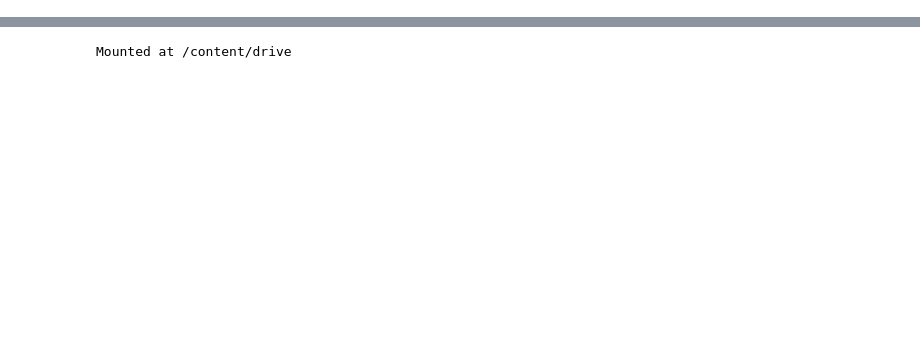
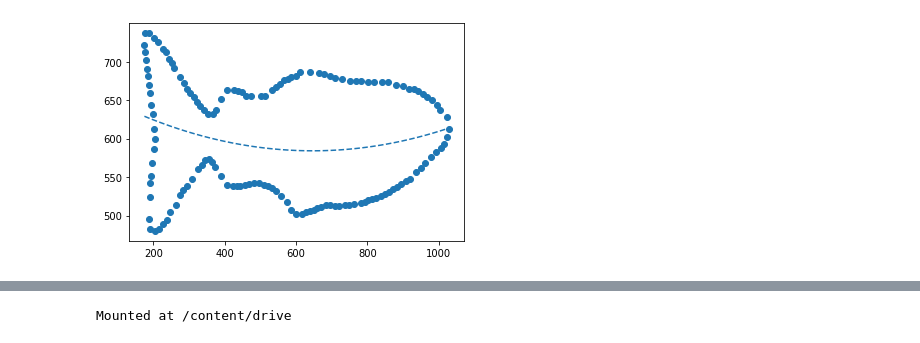
Before and after one commit to MoeNandiAung/Python-Projects, a Jupyter notebook: FishCurve.ipynb, the cells around one changed output, grey strips where cells are left out. Saved outputs shown, nothing was run; the diff lists cells and outputs as text; code cells hidden in the pictures; blank space fills up the shorter version.

```diff
--- a/FishCurve.ipynb
+++ b/FishCurve.ipynb
@@ -82,3 +82,17 @@ Drive already mounted at /content/drive; to attempt to forcibly remount, call dr
 [figure]
 x is : [587, 1023, 335, 307, 293, 263, 237, 191, 751, 950, 407, 543, 177, 214, 982, 918, 274, 577, 930, 437, 390, 1004, 375, 1028, 391, 824, 749, 617, 187, 202, 226, 182, 678, 782, 769, 840, 285, 956, ...
 y is : [507, 628, 566, 547, 538, 514, 494, 482, 675, 562, 540, 532, 737, 725, 650, 548, 680, 678, 665, 662, 651, 637, 637, 613, 551, 523, 514, 502, 737, 731, 717, 691, 684, 675, 675, 673, 672, 658, 65 ...
+# %%
+import numpy
+import matplotlib.pyplot as plt
+
+
+mymodel = numpy.poly1d(numpy.polyfit(x_axis, y_axis, 2))
+
+myline = numpy.linspace(min(x_axis), max(x_axis), 100)
+
+plt.scatter(x_axis, y_axis)
+plt.plot(myline, mymodel(myline), "--")
+plt.show()
+# %% [output]
+[figure, added]
```
Also changed, not shown: parts of 2 cells of this notebook.
